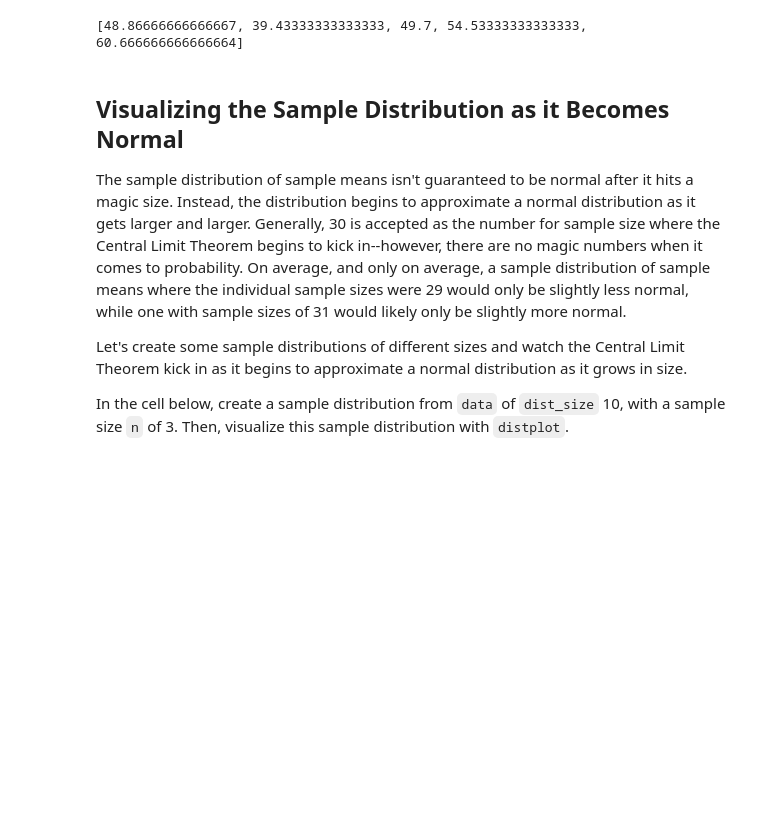
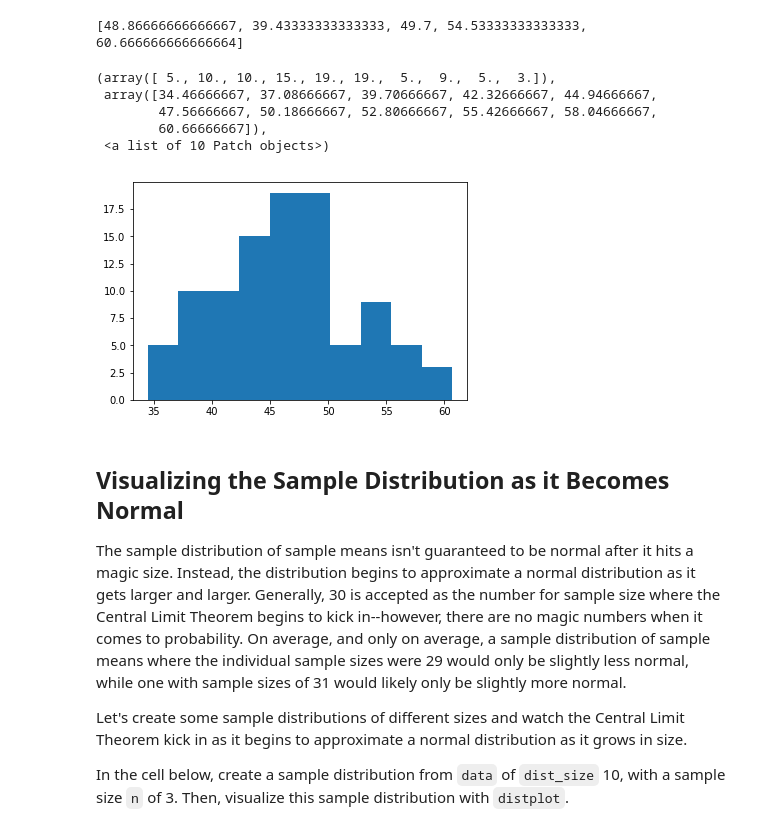
Before and after one commit to kiryl-p/dsc-central-limit-theorem-lab-nyc-ds-career-042219, a Jupyter notebook: index.ipynb, the cells around one changed output. Saved outputs shown, nothing was run; the diff lists cells and outputs as text; code cells hidden in the pictures; blank space fills up the shorter version.

```diff
--- a/index.ipynb
+++ b/index.ipynb
@@ -112,7 +112,14 @@ print(test_sample_dist[:5]) # [54.53333333333333, 60.666666666666664, 37.3, 39.2
 # %% [output]
 [48.86666666666667, 39.43333333333333, 49.7, 54.53333333333333, 60.666666666666664]
 # %%
-plt.hist(sample_di)
+plt.hist(test_sample_dist)
+# %% [output]
+(array([ 5., 10., 10., 15., 19., 19.,  5.,  9.,  5.,  3.]),
+ array([34.46666667, 37.08666667, 39.70666667, 42.32666667, 44.94666667,
+        47.56666667, 50.18666667, 52.80666667, 55.42666667, 58.04666667,
+        60.66666667]),
+ <a list of 10 Patch objects>)
+[figure, added]
 # %% [markdown]
 ## Visualizing the Sample Distribution as it Becomes Normal
 
```
